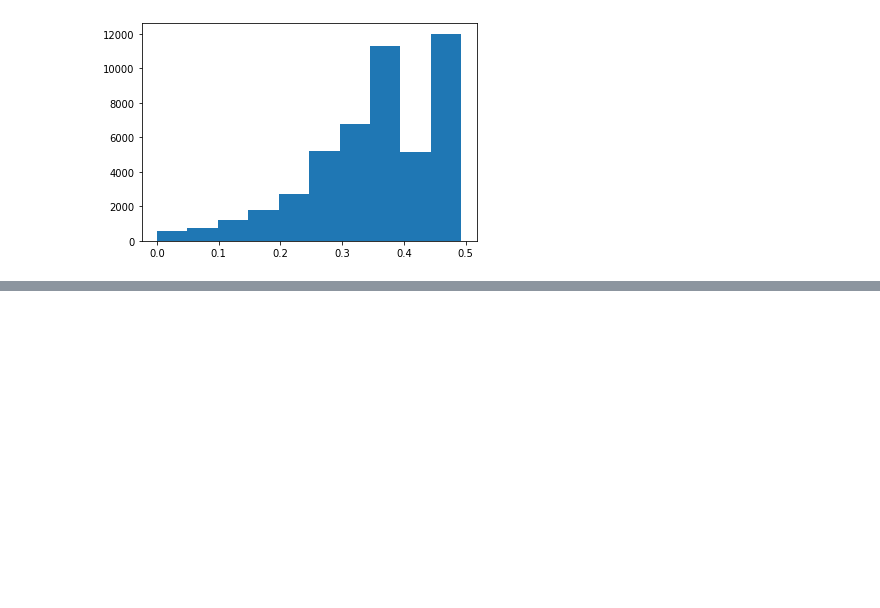
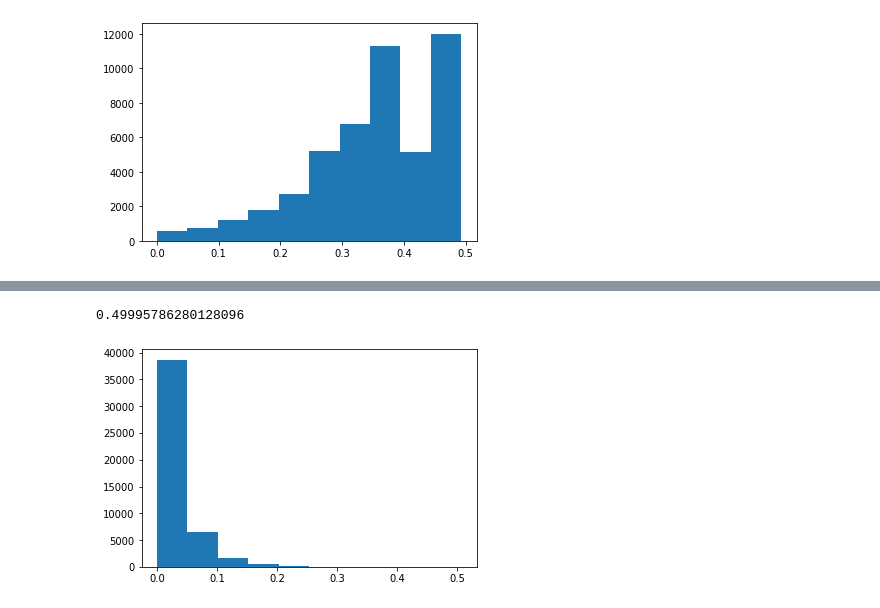
Before and after one commit to TREAT-UOE/kgcal, a Jupyter notebook: notebooks/exp5.ipynb, the cells around one changed output, grey strips where cells are left out. Saved outputs shown, nothing was run; the diff lists cells and outputs as text; code cells hidden in the pictures; blank space fills up the shorter version.

```diff
--- a/notebooks/exp5.ipynb
+++ b/notebooks/exp5.ipynb
@@ -98,0 +154,9 @@ plt.hist(probs)
+# %%
+pairwise_complex = restore_model(r'C:\Users\s1904162\Downloads\kgcal\saved_models\COmplex-fb13-1000-adver.pkl')
+scores = pairwise_complex.predict(fb.X_test)
+probs = expit(scores)
+plt.hist(probs)
+accuracy_score(fb.y_test, probs>0.5)
+# %% [output]
+0.49995786280128096
+[figure, added]
```
Also changed, not shown: parts of 12 cells of this notebook, 5 other files.
